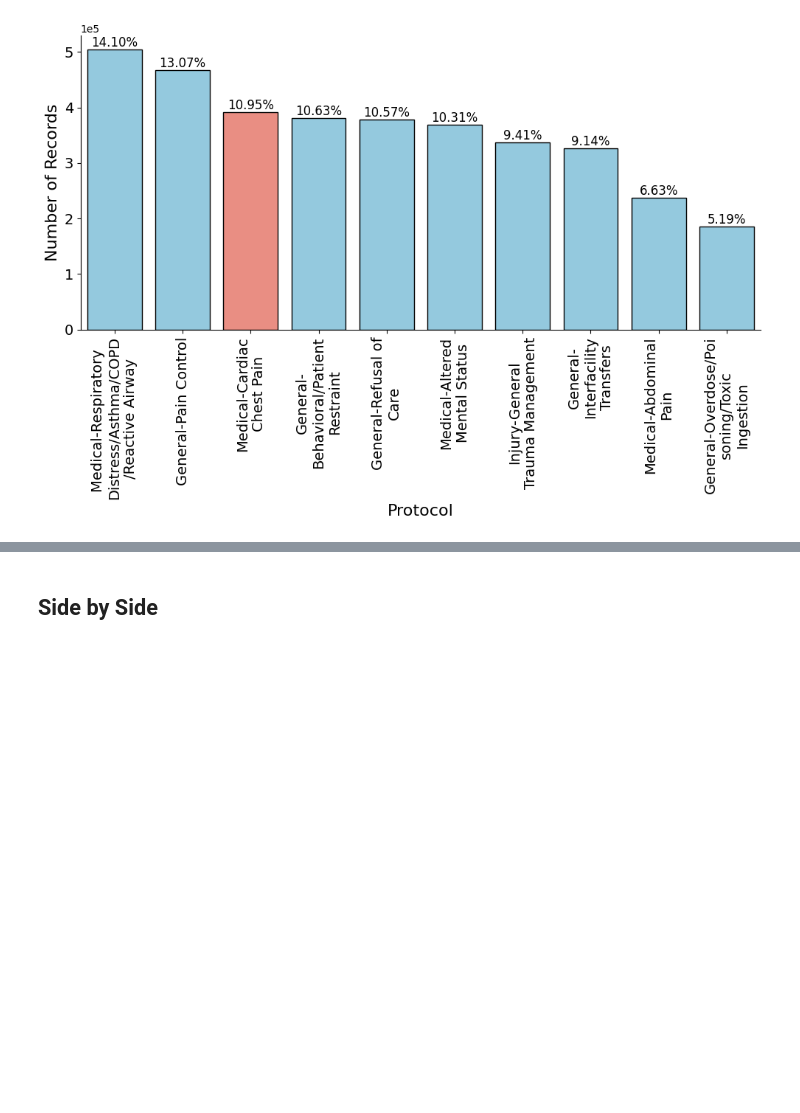
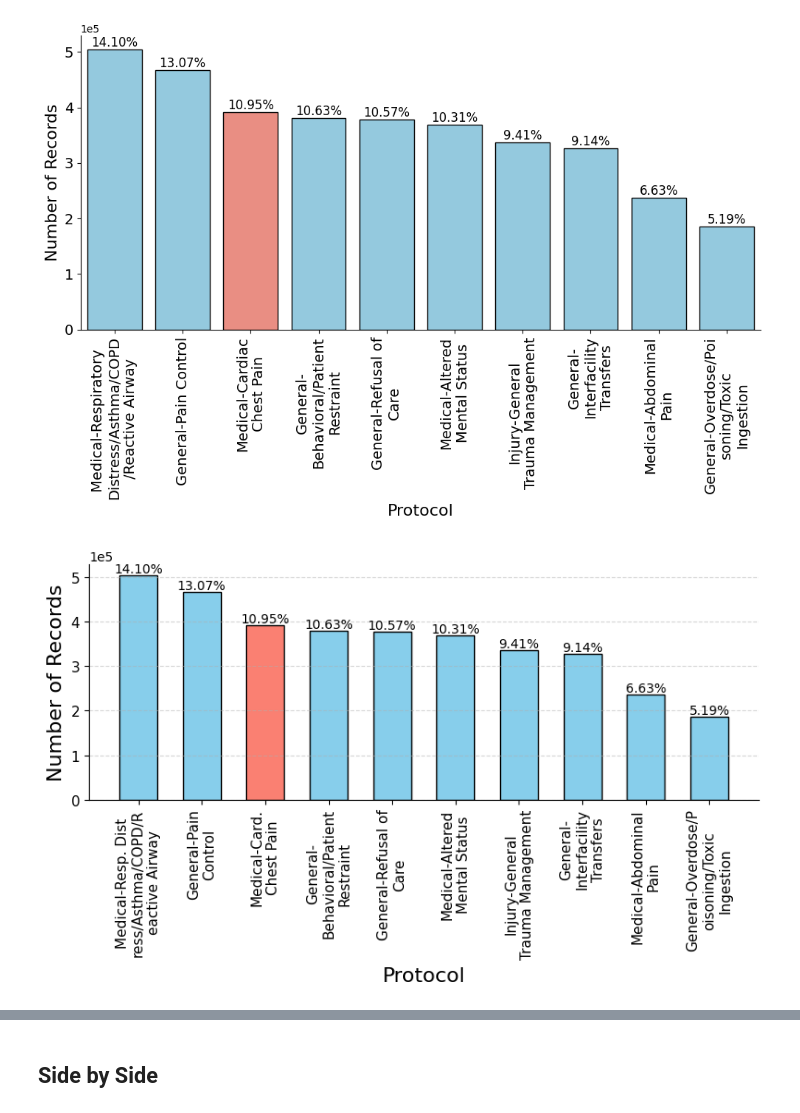
Before and after one commit to UVA-DSA/EgoEMS, a Jupyter notebook: Tools/nemsis_analysis/scripts/nemsis_visualizer.ipynb, the cells around one changed output, grey strips where cells are left out. Cells and saved outputs as stored; diff of their text form; code cells hidden in the pictures; blank space fills up the shorter version.

```diff
--- a/Tools/nemsis_analysis/scripts/nemsis_visualizer.ipynb
+++ b/Tools/nemsis_analysis/scripts/nemsis_visualizer.ipynb
@@ -306,3 +308,78 @@ Passing `palette` without assigning `hue` is deprecated and will be removed in v
 
   bars = sns.barplot(x=wrapped_labels, y=numbers, palette=colors)
 [figure]
+# %%
+import matplotlib.pyplot as plt
+import textwrap
+
+# Remove specific general protocols
+protocol_cnt_without_general = protocol_cnt.copy()
+protocol_cnt_without_general.pop("General-Universal Patient Care/ Initial Patient Contact", None)
+protocol_cnt_without_general.pop("Other", None)
+protocol_cnt_without_general.pop("General-Individualized Patient Protocol", None)
+
+# Sort the data by count and select top 10
+sorted_data = dict(sorted(protocol_cnt_without_general.items(),
+                          key=lambda item: item[1], reverse=True)[:10])
+
+total_records = sum(sorted_data.values())
+
+# Parameters (matching the reference style)
+bar_width = 0.6
+edge_width = 1.0
+label_fontsize = 16
+tick_fontsize = 11
+legend_fontsize = 12
+
+# Function to wrap and shorten long protocol labels
+def format_label(label, width=20):
+    short = label.replace("Cardiac", "Card.")
+    short = short.replace("Respiratory", "Resp.")
+    return "\n".join(textwrap.wrap(short, width))
+
+protocols = list(sorted_data.keys())
+numbers = list(sorted_data.values())
+wrapped_labels = [format_label(label, 18) for label in protocols]
+
+# Colors: Cardiac protocols = salmon, others = skyblue
+colors = ['salmon' if 'Cardiac' in p else 'skyblue' for p in protocols]
+
+# Figure (single-column width style)
+fig, ax1 = plt.subplots(figsize=(8, 5))
+
+# Bar plot
+x = range(len(protocols))
+bars = ax1.bar(x, numbers, width=bar_width,
+               color=colors, edgecolor='black', linewidth=edge_width)
+
+# Y-axis labels and grid
+ax1.set_ylabel('Number of Records', fontsize=label_fontsize)
+ax1.tick_params(axis='y', labelsize=tick_fontsize)
+ax1.yaxis.grid(True, linestyle='--', alpha=0.5)
+
+# Scientific notation for y-axis
+ax1.get_yaxis().get_major_formatter().set_scientific(True)
+ax1.get_yaxis().get_major_formatter().set_powerlimits((0, 1))
+
+# X-axis setup
+ax1.set_xlabel('Protocol', fontsize=label_fontsize, labelpad=6)
+ax1.set_xticks(x)
+ax1.set_xticklabels(wrapped_labels, rotation=90, ha='center', fontsize=tick_fontsize)
+
+# Annotate percentages
+for bar, num in zip(bars, numbers):
+    percentage = (num / total_records) * 100
+    height = bar.get_height()
+    ax1.annotate(f'{percentage:.2f}%',
+                 (bar.get_x() + bar.get_width() / 2.0, height),
+                 ha='center', va='bottom', fontsize=10)
+
+# Remove top/right spines
+ax1.spines['top'].set_visible(False)
+ax1.spines['right'].set_visible(False)
+
+plt.tight_layout()
+plt.savefig('./outputs/top_10_protocols_without_general.png', dpi=400, bbox_inches='tight')
+plt.show()
+# %% [output]
+[figure, added]
```
Also changed, not shown: parts of 3 cells of this notebook, 12 other files.
